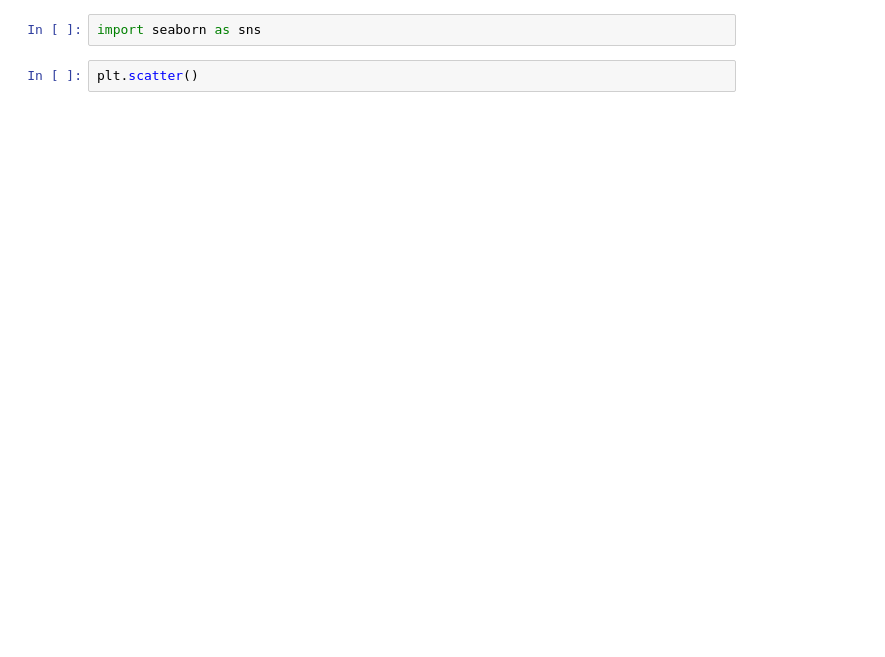
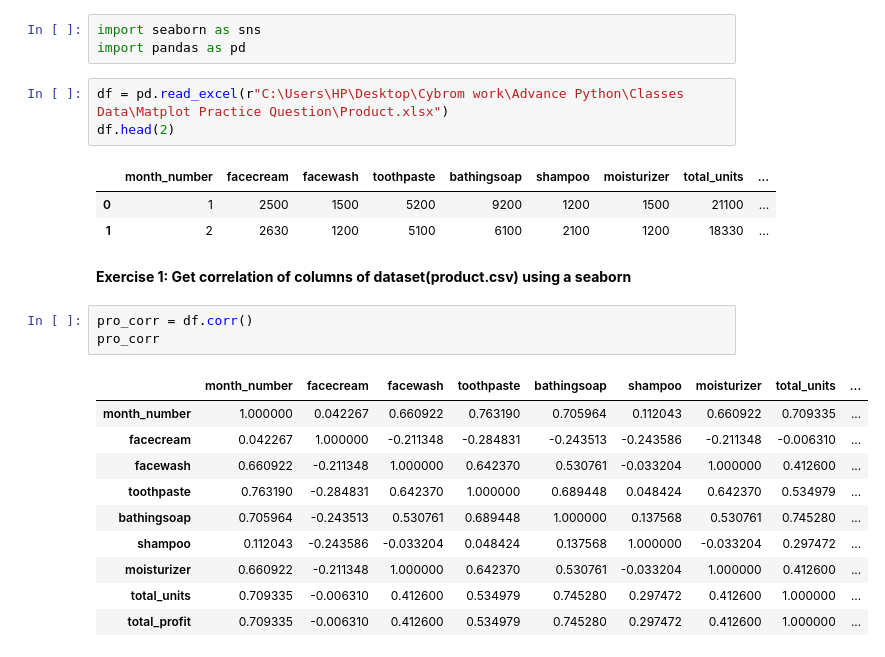
Before and after one commit to tusharshukla34/Advance-Python, a Jupyter notebook: Seaborn Practice Questions/Seaborn Questions Practice.ipynb, the cells around one changed output. Drawn from its saved outputs; the diff is of its cells as text; blank space fills up the shorter version.

Commit message:
Practice

```diff
--- a/Seaborn Practice Questions/Seaborn Questions Practice.ipynb
+++ b/Seaborn Practice Questions/Seaborn Questions Practice.ipynb
@@ -1,4 +1,27 @@
 # %%
 import seaborn as sns
+import pandas as pd
 # %%
-plt.scatter()
+df = pd.read_excel(r"C:\Users\HP\Desktop\Cybrom work\Advance Python\Classes Data\Matplot Practice Question\Product.xlsx")
+df.head(2)
+# %% [output]
+|  | month_number | facecream | facewash | toothpaste | bathingsoap | shampoo | moisturizer | total_units | ... |
+| 0 | 1 | 2500 | 1500 | 5200 | 9200 | 1200 | 1500 | 21100 | ... |
+| 1 | 2 | 2630 | 1200 | 5100 | 6100 | 2100 | 1200 | 18330 | ... |
+# %% [markdown]
+**Exercise 1: Get correlation of columns of
+dataset(product.csv) using a seaborn**
+# %%
+pro_corr = df.corr()
+pro_corr
+# %% [output]
+|  | month_number | facecream | facewash | toothpaste | bathingsoap | shampoo | moisturizer | total_units | ... |
+| month_number | 1.000000 | 0.042267 | 0.660922 | 0.763190 | 0.705964 | 0.112043 | 0.660922 | 0.709335 | ... |
+| facecream | 0.042267 | 1.000000 | -0.211348 | -0.284831 | -0.243513 | -0.243586 | -0.211348 | -0.006310 | ... |
+| facewash | 0.660922 | -0.211348 | 1.000000 | 0.642370 | 0.530761 | -0.033204 | 1.000000 | 0.412600 | ... |
+| toothpaste | 0.763190 | -0.284831 | 0.642370 | 1.000000 | 0.689448 | 0.048424 | 0.642370 | 0.534979 | ... |
+| bathingsoap | 0.705964 | -0.243513 | 0.530761 | 0.689448 | 1.000000 | 0.137568 | 0.530761 | 0.745280 | ... |
+| shampoo | 0.112043 | -0.243586 | -0.033204 | 0.048424 | 0.137568 | 1.000000 | -0.033204 | 0.297472 | ... |
+| moisturizer | 0.660922 | -0.211348 | 1.000000 | 0.642370 | 0.530761 | -0.033204 | 1.000000 | 0.412600 | ... |
+| total_units | 0.709335 | -0.006310 | 0.412600 | 0.534979 | 0.745280 | 0.297472 | 0.412600 | 1.000000 | ... |
+| total_profit | 0.709335 | -0.006310 | 0.412600 | 0.534979 | 0.745280 | 0.297472 | 0.412600 | 1.000000 | ... |
```
Also changed, not shown: parts of 10 cells of this notebook.
